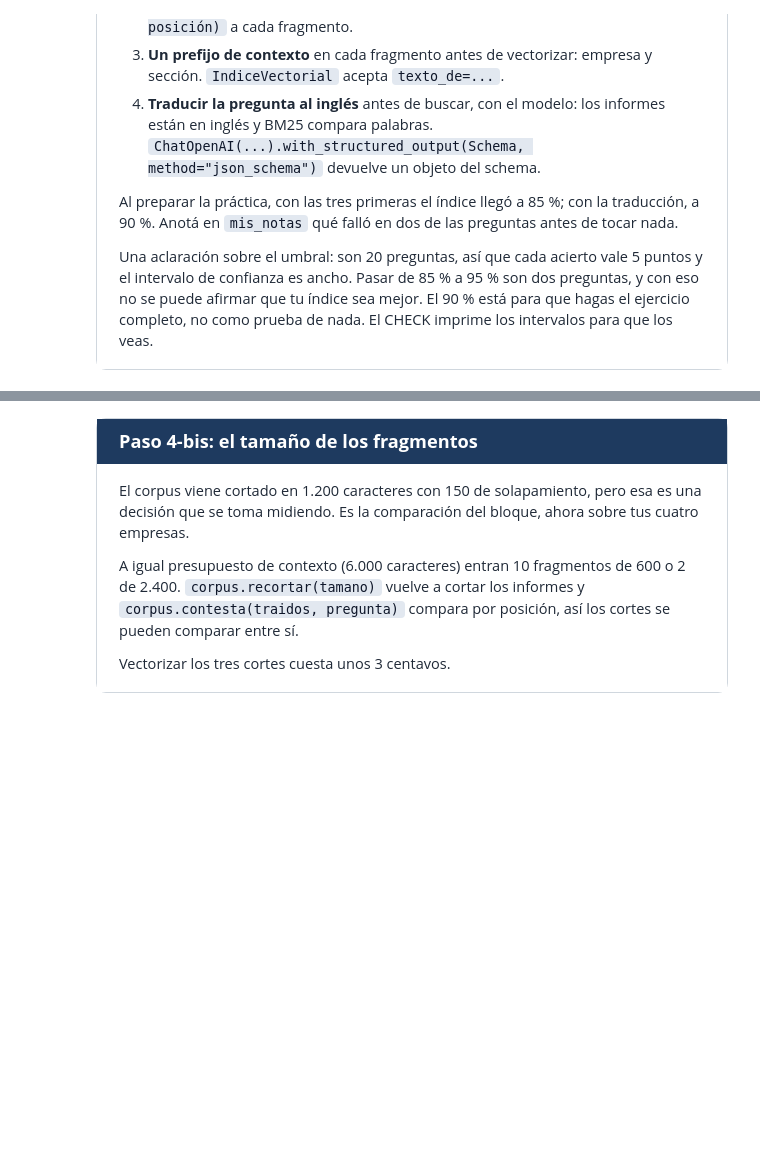
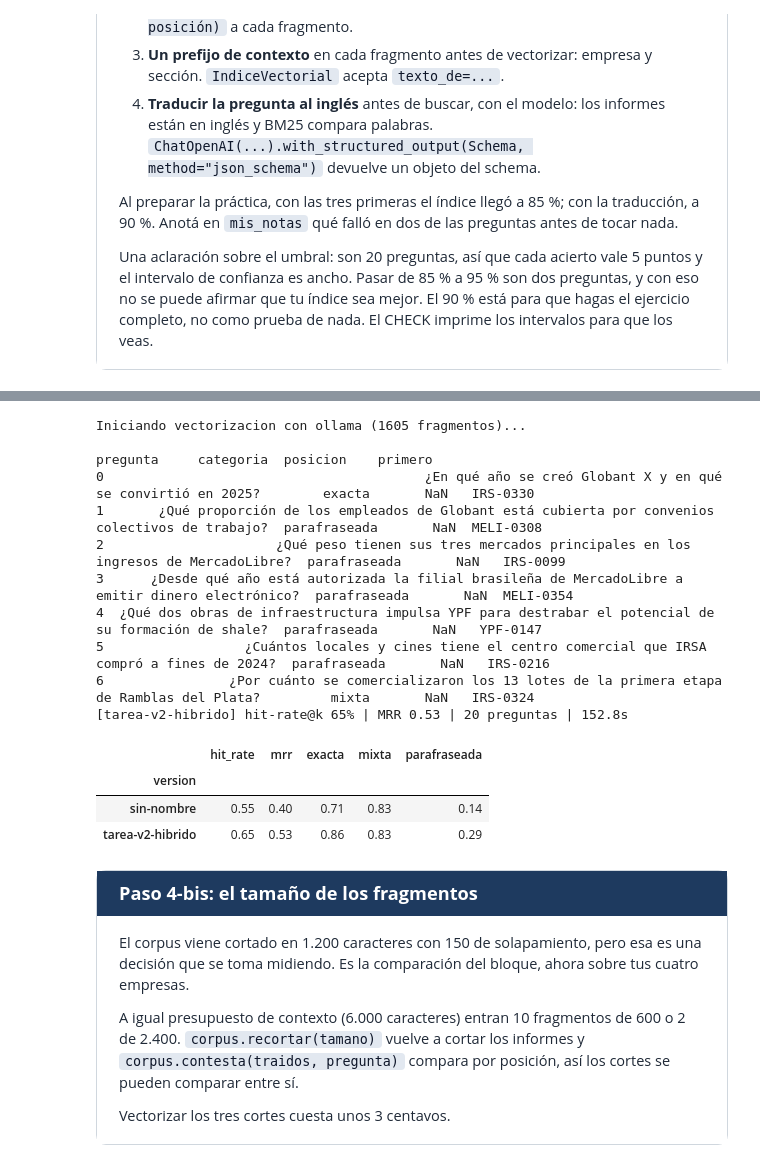
Before and after one commit to jpruizf/curso-de-agentes-ia, a Jupyter notebook: week_2_tarea.ipynb, the cells around one changed output, grey strips where cells are left out. Saved outputs shown, nothing was run; the diff lists cells and outputs as text; code cells hidden in the pictures; blank space fills up the shorter version.

```diff
--- a/week_2_tarea.ipynb
+++ b/week_2_tarea.ipynb
@@ -243,7 +273,7 @@ print("OK. El índice busca por significado.")
 # %% [markdown]
 <div style="border: 1px solid #d0d7de; border-radius: 10px; overflow: hidden; margin: 14px 0; box-shadow: 0 1px 4px rgba(15, 23, 42, 0.10); max-width: 1000px;"><div style="background: #1e3a5f; color: #ffffff; padding: 12px 22px; font-size: 1.3em; font-weight: 700; line-height: 1.3;">Paso 3: medir</div><div style="background: #ffffff; color: #1f2937; padding: 16px 22px 6px 22px; font-size: 1.04em; line-height: 1.55;"><p style="margin: 0 0 12px 0;"><code style="background: #e2e8f0; color: #0f172a; padding: 1px 6px; border-radius: 4px; font-size: 0.92em;">ir_evals.evaluar(buscar, k=5, preguntas=preguntas)</code> corre las 20 preguntas y compara con los fragmentos etiquetados. Corré el eval sobre <code style="background: #e2e8f0; color: #0f172a; padding: 1px 6px; border-radius: 4px; font-size: 0.92em;">indice_v1.buscar</code>.</p></div></div>
 # %%
-# TODO 3: el eval del índice vectorial sobre las 20 preguntas
-eval_v1 = ...
+# TODO 3: el eval del índice vectori0al sobre las 20 preguntas
+eval_v1 = ir_evals.evaluar(indice_v1.buscar, k= 5, preguntas=preguntas)
 print(eval_v1)
 eval_v1.por_categoria()
@@ -268,47 +318,104 @@ eval_v1.fallas()
 # %%
 mis_notas = {
     # TODO 4a: (pregunta, en pocas palabras): "qué trajo el índice y por qué no era lo que hacía falta"
+    ("¿Qué proporción de los empleados de Globant está cubierta por convenios colectivos de trabajo?","parafraseada"): "NaN	GLOB-0180",
+    ("¿Qué peso tienen sus tres mercados principales en los ingresos de MercadoLibre?","parafraseada"): "NaN	MELI-0308",
+    ("¿Desde qué año está autorizada la filial brasileña de MercadoLibre a emitir dinero electrónico?","parafraseada"): "NaN	MELI-0062",
+    ("¿Qué dos obras de infraestructura impulsa YPF para destrabar el potencial de su formación de shale?","parafraseada"): "NaN	YPF-0137",
+    ("¿Qué pasó con la inversión de IRSA en Israel?","parafraseada"): "NaN	GLOB-0191",
+    ("¿Cuántos locales y cines tiene el centro comercial que IRSA compró a fines de 2024?","parafraseada"): "NaN	IRS-0217",
+    ("¿Quiénes fundaron Globant en 2003?","mixta"): "NaN	GLOB-0132"
+
 }
 
 
 def rrf(*listas, k=60):
     # TODO 4b: un diccionario id -> puntaje; cada lista suma 1 / (k + posición) empezando en 1; devolver ordenado
-    ...
+    puntajes= {}
+    documentos= {}
 
+    for lista in listas:
+        for posicion, item in enumerate(lista, start=1):
+            doc_id= item["id"] # <--- recuperamos el id
 
+            if doc_id not in puntajes:
+                puntajes[doc_id]= 0.0
+                documentos[doc_id]= item.copy() # Copio el item para no mutar el original
+            # Aplicamos la fórmula RRF: 1 / (k + posición)
+            puntajes[doc_id] += 1.0 / (k + posicion)
+    #Ordenamos los IDs de mayor a menor puntaje acumulado
+    ids_ordenados= sorted(puntajes.keys(), key=lambda x: puntajes[x], reverse=True)
+
+    resultados_fusionados= []
+
+    for doc_id in ids_ordenados:
+        doc= documentos[doc_id]
+        doc["score"]= puntajes[doc_id] # Asignamos el puntaje RRF final
+        resultados_fusionados.append(doc)
+
+    return resultados_fusionados
 indice_bm25 = search.IndiceBM25(fragmentos)
 
 
 def prefijo(f):
     # TODO 4c: una línea con la empresa y la sección, por ejemplo "MELI, Item 1A"
-    return ...
+    return f"{f.get('ticker', '')}, {f.get('section', '')}"
 
 
 indice_v2 = IndiceVectorial(fragmentos, texto_de=lambda f: prefijo(f) + "\n" + f["text"])
 
-from langchain_openai import ChatOpenAI
+from langchain_ollama import ChatOllama
+from pydantic import BaseModel
 
 
 class Traduccion(BaseModel):
     en: str
 
 
-traductor = ChatOpenAI(model="gpt-5.4-nano").with_structured_output(Traduccion, method="json_schema")
+traductor = ChatOllama(model="llama3.2:3b", base_url='127.0.0.1:11434', format= "json").with_structured_output(Traduccion)
 
 
 def traducir(pregunta):
     # TODO 4d: pedile al traductor la pregunta en inglés, manteniendo nombres, tickers y cifras
-    ...
+    prompt = (
+        f"Traduce la siguiente consulta financiera al inglés de forma natural. "
+        f"IMPORTANTE: Mantén estrictamente intactos los tickers bursátiles (ej. YPF, MELI), "
+        f"nombres propios (ej. Globant X, GEAI, Mercado Pago) y todas las cifras numéricas y años.\n\n"
+        f"Pregunta original: {pregunta}"
+    )
+
+    #Invocamos al traductor pasando el string directamente
+    resultado= traductor.invoke(prompt)
+
+    #Retorno unicamente el string traducido
+    return resultado.en
 
 
 def buscar_v2(pregunta, k=5, ticker=None):
     en = traducir(pregunta)
-    return rrf(indice_v2.buscar(en, 20, ticker), indice_bm25.buscar(en, 20, ticker))[:k]
+    #Esto asegura de pasar el parámetro ticker a ambos buscadores si lo soportan
+    return rrf(indice_v2.buscar(en, 50, ticker), indice_bm25.buscar(en, 50, ticker))[:k]
 
 
 eval_v2 = ir_evals.evaluar(buscar_v2, k=5, preguntas=preguntas, label="tarea-v2-hibrido")
+print(eval_v2.fallas())
 print(eval_v2)
 ir_evals.comparar(eval_v1, eval_v2)
+# %% [output]
+Iniciando vectorizacion con ollama (1605 fragmentos)...
+                                                                                              pregunta     categoria  posicion    primero
+0                                         ¿En qué año se creó Globant X y en qué se convirtió en 2025?        exacta       NaN   IRS-0330
+1       ¿Qué proporción de los empleados de Globant está cubierta por convenios colectivos de trabajo?  parafraseada       NaN  MELI-0308
+2                      ¿Qué peso tienen sus tres mercados principales en los ingresos de MercadoLibre?  parafraseada       NaN   IRS-0099
+3      ¿Desde qué año está autorizada la filial brasileña de MercadoLibre a emitir dinero electrónico?  parafraseada       NaN  MELI-0354
+4  ¿Qué dos obras de infraestructura impulsa YPF para destrabar el potencial de su formación de shale?  parafraseada       NaN   YPF-0147
+5                  ¿Cuántos locales y cines tiene el centro comercial que IRSA compró a fines de 2024?  parafraseada       NaN   IRS-0216
+6                ¿Por cuánto se comercializaron los 13 lotes de la primera etapa de Ramblas del Plata?         mixta       NaN   IRS-0324
+[tarea-v2-hibrido] hit-rate@k 65% | MRR 0.53 | 20 preguntas | 152.8s
+|  | hit_rate | mrr | exacta | mixta | parafraseada |
+| version |  |  |  |  |  |
+| sin-nombre | 0.55 | 0.40 | 0.71 | 0.83 | 0.14 |
+| tarea-v2-hibrido | 0.65 | 0.53 | 0.86 | 0.83 | 0.29 |
 # %%
 # ✅ CHECK 4
 assert len(mis_notas) >= 2, "TODO 4a: anotá al menos dos fallas"
```
Also changed, not shown: parts of 10 cells of this notebook.
